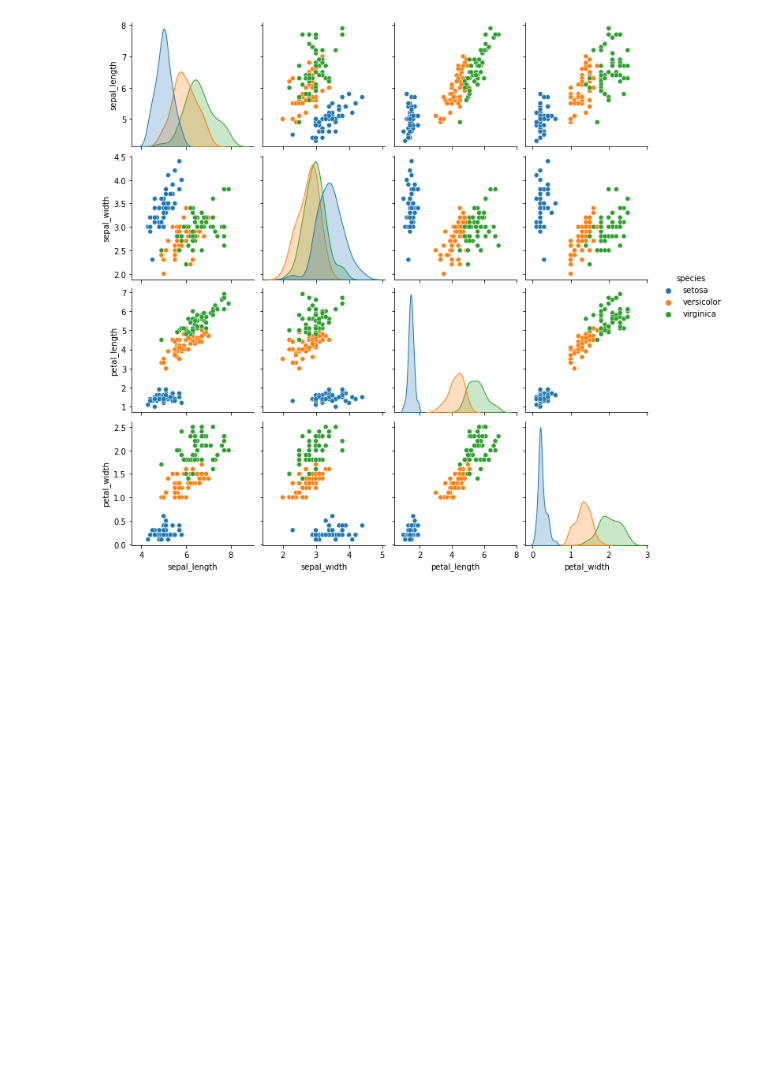
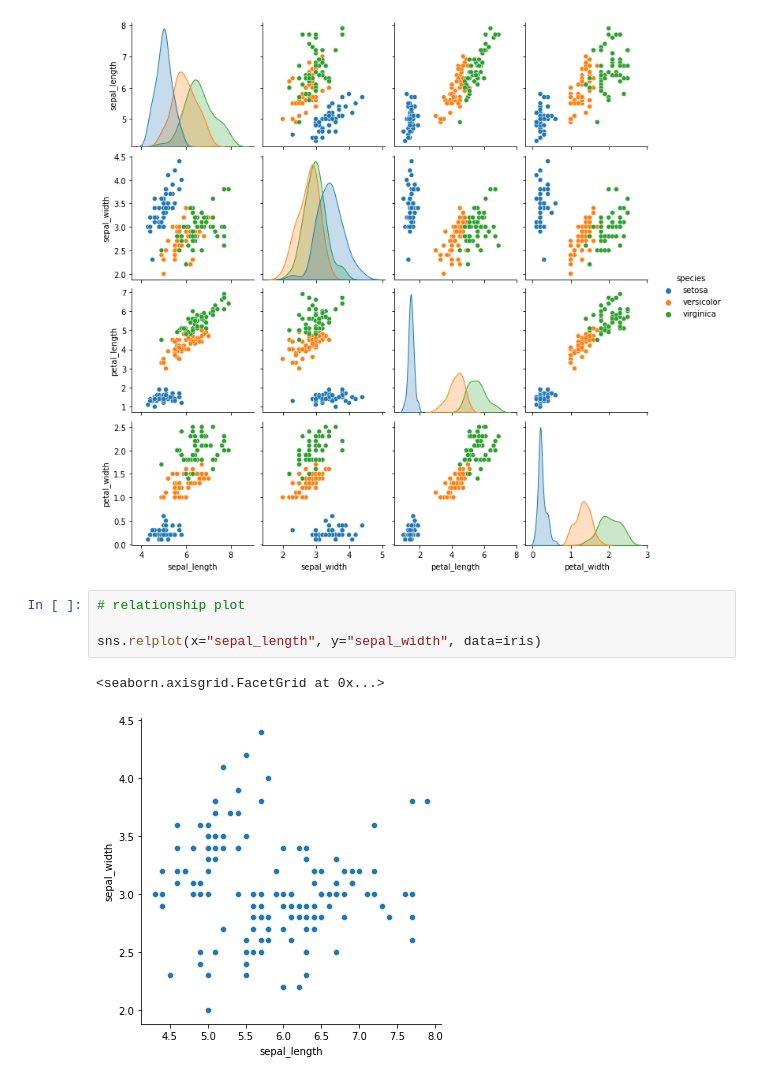
Before and after one commit to mirpouya/Basics-of-ML, a Jupyter notebook: Intermediate_Seaborn.ipynb, the cells around one changed output. Cells and saved outputs as stored; diff of their text form; blank space fills up the shorter version.

```diff
--- a/Intermediate_Seaborn.ipynb
+++ b/Intermediate_Seaborn.ipynb
@@ -62,3 +62,10 @@ sns.pairplot(iris, hue="species")
 # %% [output]
 <seaborn.axisgrid.PairGrid at 0x...>
 [figure]
+# %%
+# relationship plot
+
+sns.relplot(x="sepal_length", y="sepal_width", data=iris)
+# %% [output]
+<seaborn.axisgrid.FacetGrid at 0x...>
+[figure, added]
```
Also changed, not shown: parts of 6 cells of this notebook.
